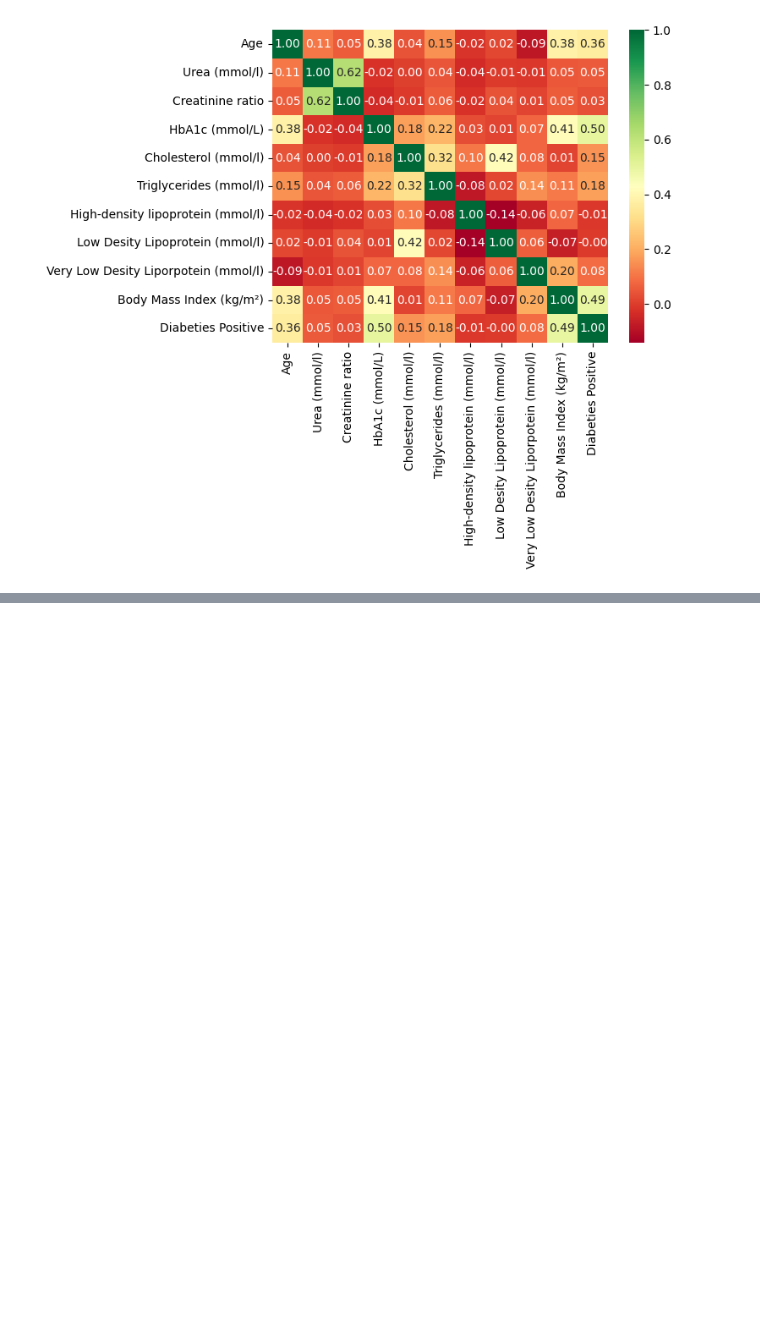
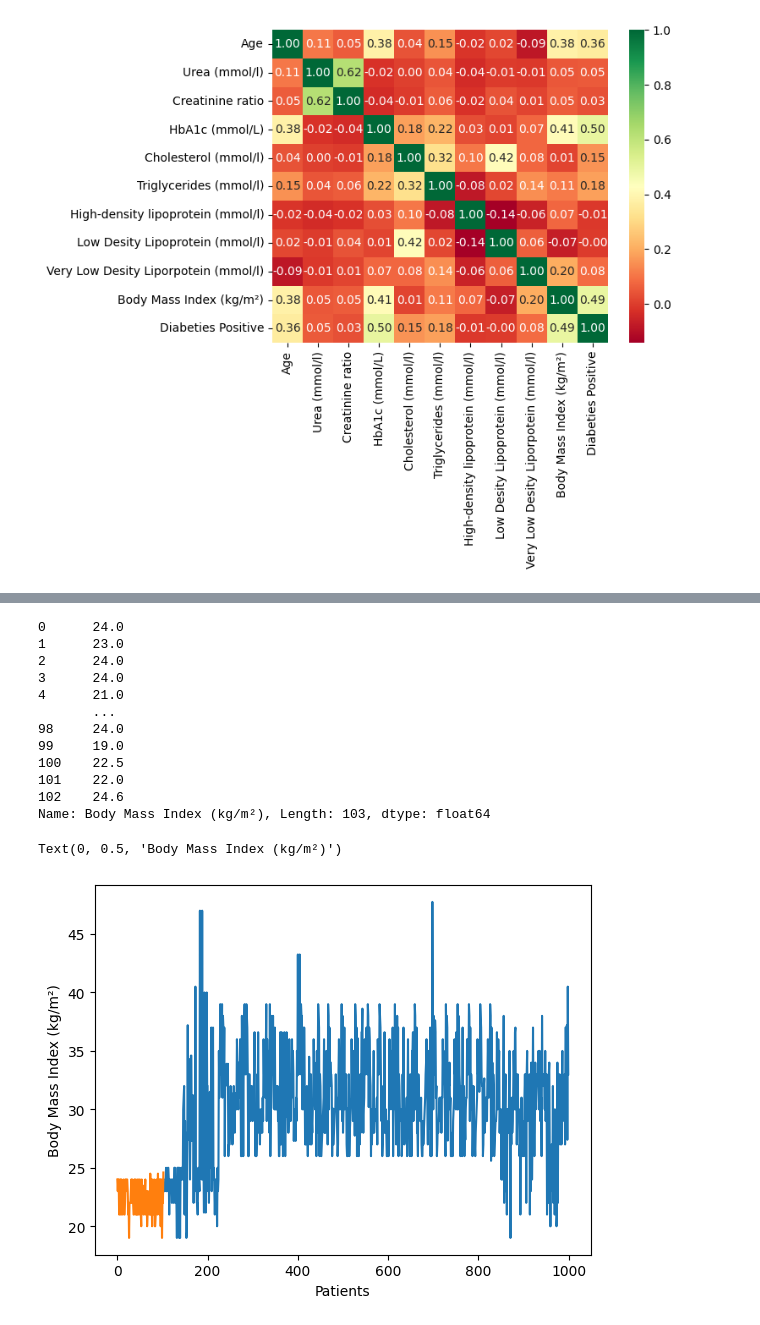
Before and after one commit to ming-0602/CA-Diabetes, a Jupyter notebook: CA.ipynb, the cells around one changed output, grey strips where cells are left out. Drawn from its saved outputs; the diff is of its cells as text; code cells hidden in the pictures; blank space fills up the shorter version.

```diff
--- a/CA.ipynb
+++ b/CA.ipynb
@@ -216,0 +204,25 @@ plt.show()
+# %%
+# df['Body Mass Index (kg/m²)'].plot()
+positivedata = df['Body Mass Index (kg/m²)'].loc[df['Diabeties Positive'] == 1]
+negativedata = df['Body Mass Index (kg/m²)'].loc[df['Diabeties Positive'] == 0]
+
+positivedata.plot()
+negativedata.plot()
+
+plt.xlabel('Patients')
+plt.ylabel('Body Mass Index (kg/m²)')
+# %% [output]
+0      24.0
+1      23.0
+2      24.0
+3      24.0
+4      21.0
+       ...
+98     24.0
+99     19.0
+100    22.5
+101    22.0
+102    24.6
+Name: Body Mass Index (kg/m²), Length: 103, dtype: float64
+Text(0, 0.5, 'Body Mass Index (kg/m²)')
+[figure, added]
```
Also changed, not shown: parts of 9 cells of this notebook.
